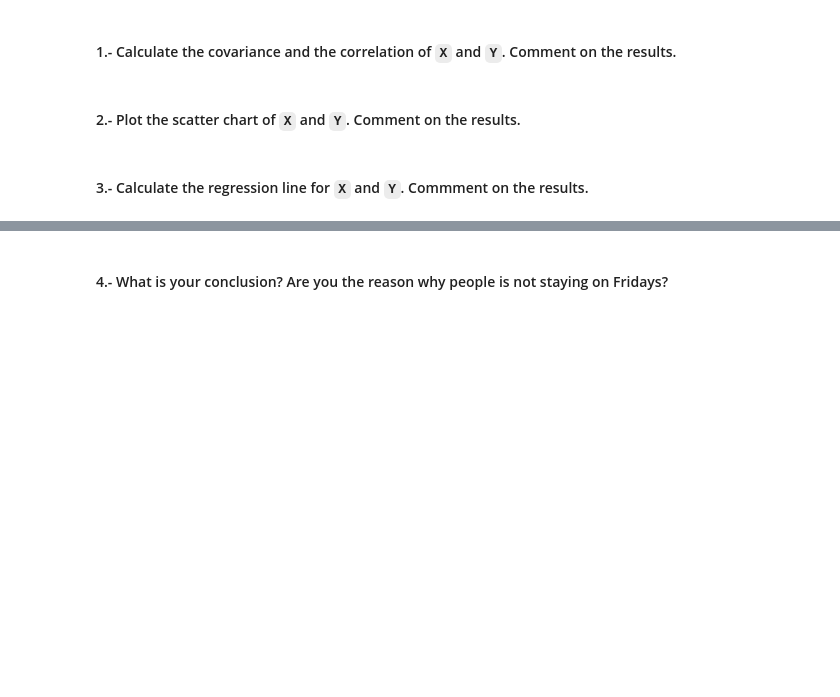
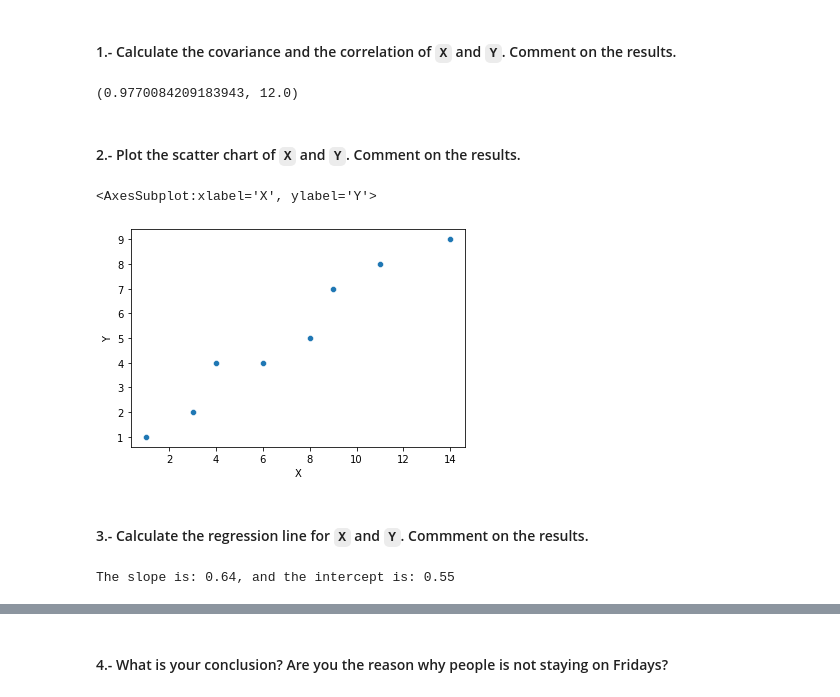
Before and after one commit to ta-data-remote/lab-linear-regression-correlation, a Jupyter notebook: your-code/main.ipynb, the cells around one changed output, grey strips where cells are left out. Saved outputs shown, nothing was run; the diff lists cells and outputs as text; code cells hidden in the pictures; blank space fills up the shorter version.

```diff
--- a/your-code/main.ipynb
+++ b/your-code/main.ipynb
@@ -83,0 +147,4 @@ ironbeers_df = pd.DataFrame({'X': [1,3,4,6,8,9,11,14], 'Y': [1,2,4,4,5,7,8,9]})
+# %%
+co_varrelator(ironbeers_df["X"], ironbeers_df["Y"], ironbeers_df)
+# %% [output]
+(0.9770084209183943, 12.0)
@@ -89,0 +155,5 @@ ironbeers_df = pd.DataFrame({'X': [1,3,4,6,8,9,11,14], 'Y': [1,2,4,4,5,7,8,9]})
+# %%
+sns.scatterplot(data=ironbeers_df, x="X", y="Y")
+# %% [output]
+<AxesSubplot:xlabel='X', ylabel='Y'>
+[figure, added]
@@ -95,0 +164,6 @@ ironbeers_df = pd.DataFrame({'X': [1,3,4,6,8,9,11,14], 'Y': [1,2,4,4,5,7,8,9]})
+# %%
+S_1 = sloper(ironbeers_df["X"],ironbeers_df["Y"])
+I_1 = intercepter(ironbeers_df["X"],ironbeers_df["Y"],S_1)
+print("The slope is: {:.2f}, and the intercept is: {:.2f}".format(S_1,I_1))
+# %% [output]
+The slope is: 0.64, and the intercept is: 0.55
```
Also changed, not shown: parts of 35 cells of this notebook.
